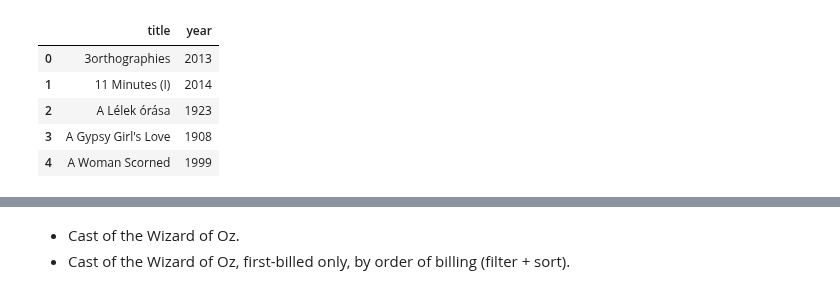
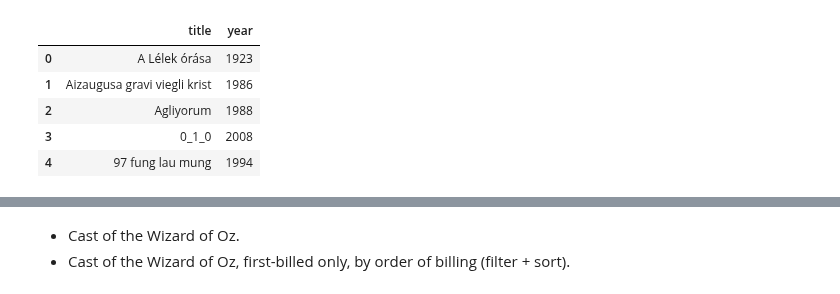
Before and after one commit to brandon-rhodes/pycon-pandas-tutorial, a Jupyter notebook: Solutions-1.ipynb, the cells around one changed output, grey strips where cells are left out. Saved outputs shown, nothing was run; the diff lists cells and outputs as text; code cells hidden in the pictures.

```diff
--- a/Solutions-1.ipynb
+++ b/Solutions-1.ipynb
@@ -7,12 +7,12 @@ from IPython.core.display import HTML
 css = open('style-table.css').read() + open('style-notebook.css').read()
 HTML('<style>{}</style>'.format(css))
 # %%
-titles = pd.DataFrame.from_csv('titles.csv', index_col=None)
+titles = pd.DataFrame.from_csv('data/titles.csv', index_col=None)
 titles.head()
 # %% [output]
 |  | title | year |
-| 0 | 3orthographies | 2013 |
-| 1 | 11 Minutes (I) | 2014 |
-| 2 | A Lélek órása | 1923 |
-| 3 | A Gypsy Girl's Love | 1908 |
-| 4 | A Woman Scorned | 1999 |
+| 0 | A Lélek órása | 1923 |
+| 1 | Aizaugusa gravi viegli krist | 1986 |
+| 2 | Agliyorum | 1988 |
+| 3 | 0_1_0 | 2008 |
+| 4 | 97 fung lau mung | 1994 |
```
Also changed, not shown: parts of 14 cells of this notebook, 3 other files.
